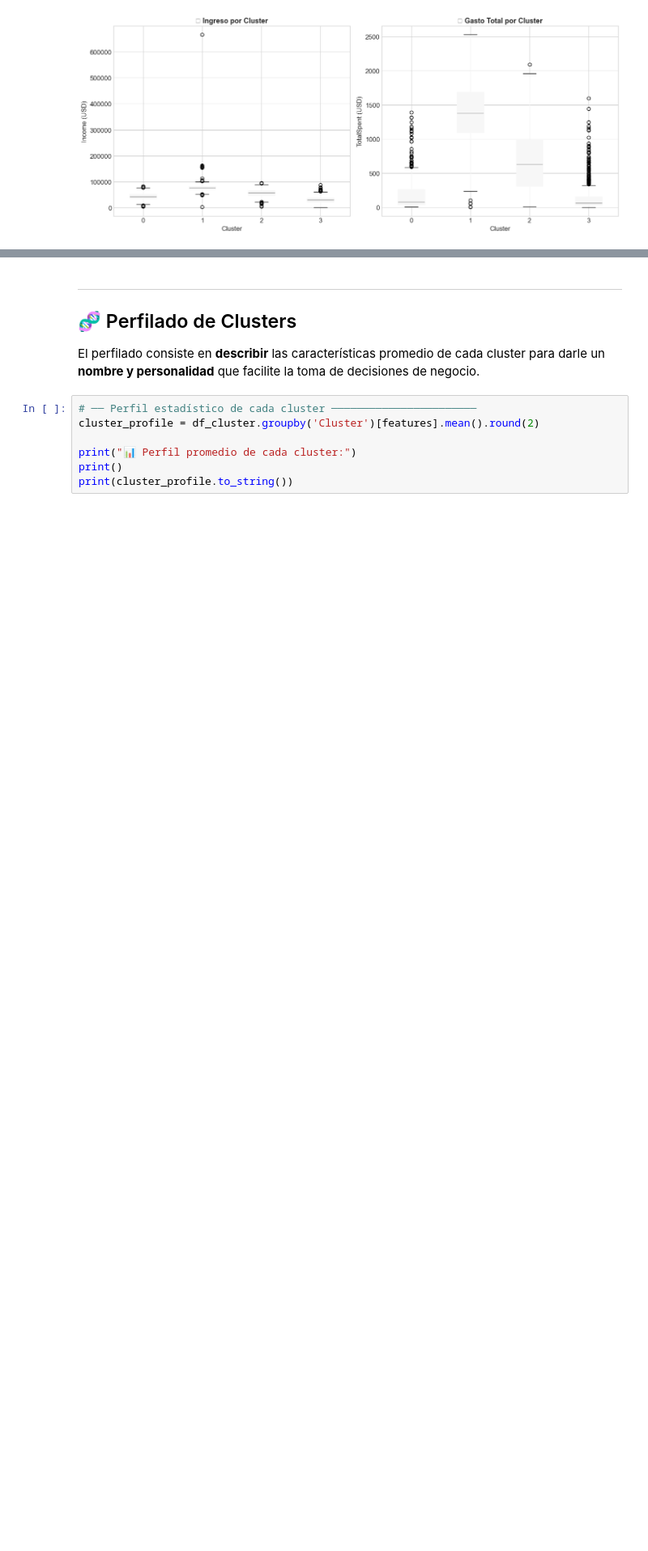
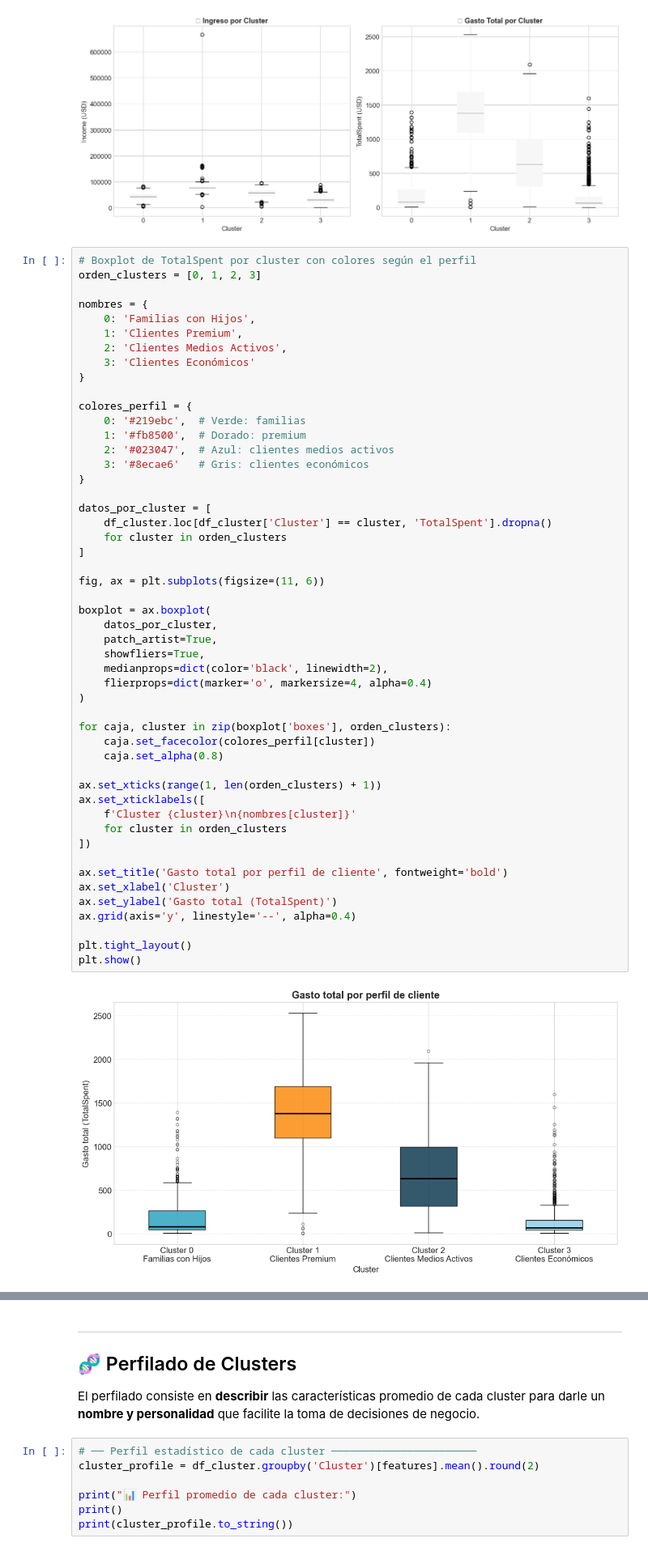
Before and after one commit to ealaurel/MINERIA_DATOS_2026_2, a Jupyter notebook: h4_1_kmeans_ifood.ipynb, the cells around one changed output, grey strips where cells are left out. Shown at 81% size. Cells and saved outputs as stored; diff of their text form; blank space fills up the shorter version.

```diff
--- a/h4_1_kmeans_ifood.ipynb
+++ b/h4_1_kmeans_ifood.ipynb
@@ -876,3 +876,55 @@ plt.tight_layout()
 plt.show()
 # %% [output]
 [figure]
+# %%
+# Boxplot de TotalSpent por cluster con colores según el perfil
+orden_clusters = [0, 1, 2, 3]
+
+nombres = {
+    0: 'Familias con Hijos',
+    1: 'Clientes Premium',
+    2: 'Clientes Medios Activos',
+    3: 'Clientes Económicos'
+}
+
+colores_perfil = {
+    0: '#219ebc',  # Verde: familias
+    1: '#fb8500',  # Dorado: premium
+    2: '#023047',  # Azul: clientes medios activos
+    3: '#8ecae6'   # Gris: clientes económicos
+}
+
+datos_por_cluster = [
+    df_cluster.loc[df_cluster['Cluster'] == cluster, 'TotalSpent'].dropna()
+    for cluster in orden_clusters
+]
+
+fig, ax = plt.subplots(figsize=(11, 6))
+
+boxplot = ax.boxplot(
+    datos_por_cluster,
+    patch_artist=True,
+    showfliers=True,
+    medianprops=dict(color='black', linewidth=2),
+    flierprops=dict(marker='o', markersize=4, alpha=0.4)
+)
+
+for caja, cluster in zip(boxplot['boxes'], orden_clusters):
+    caja.set_facecolor(colores_perfil[cluster])
+    caja.set_alpha(0.8)
+
+ax.set_xticks(range(1, len(orden_clusters) + 1))
+ax.set_xticklabels([
+    f'Cluster {cluster}\n{nombres[cluster]}'
+    for cluster in orden_clusters
+])
+
+ax.set_title('Gasto total por perfil de cliente', fontweight='bold')
+ax.set_xlabel('Cluster')
+ax.set_ylabel('Gasto total (TotalSpent)')
+ax.grid(axis='y', linestyle='--', alpha=0.4)
+
+plt.tight_layout()
+plt.show()
+# %% [output]
+[figure, added]
```
Also changed, not shown: parts of 3 cells of this notebook.
